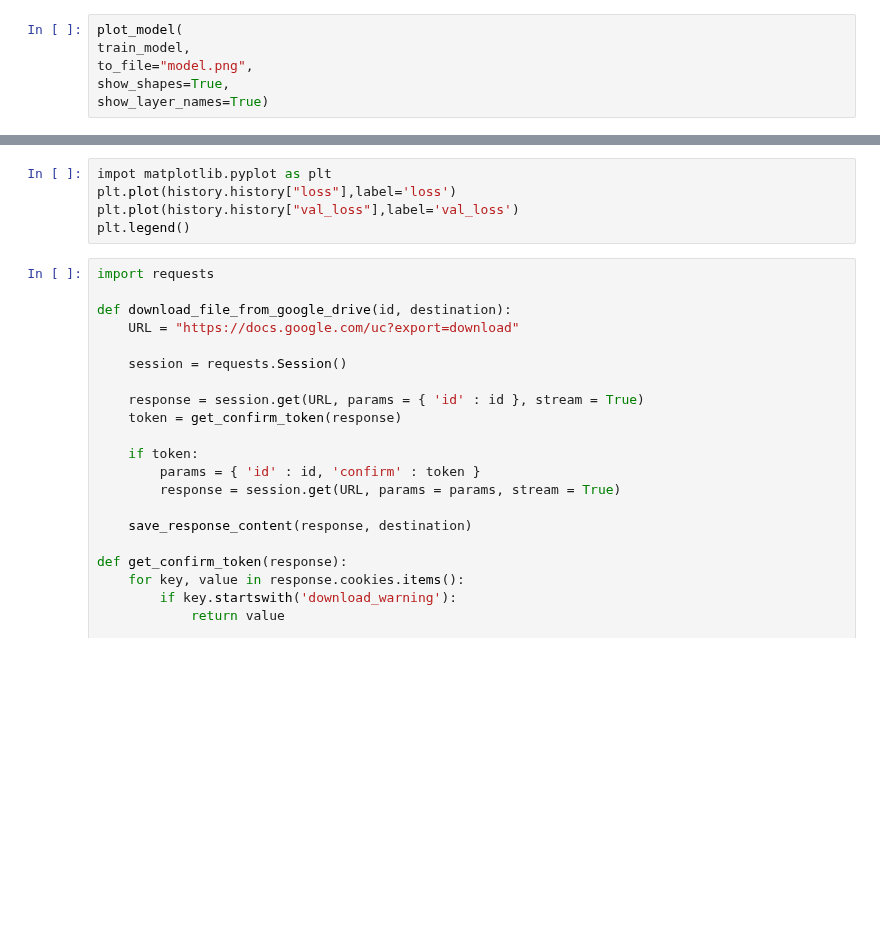
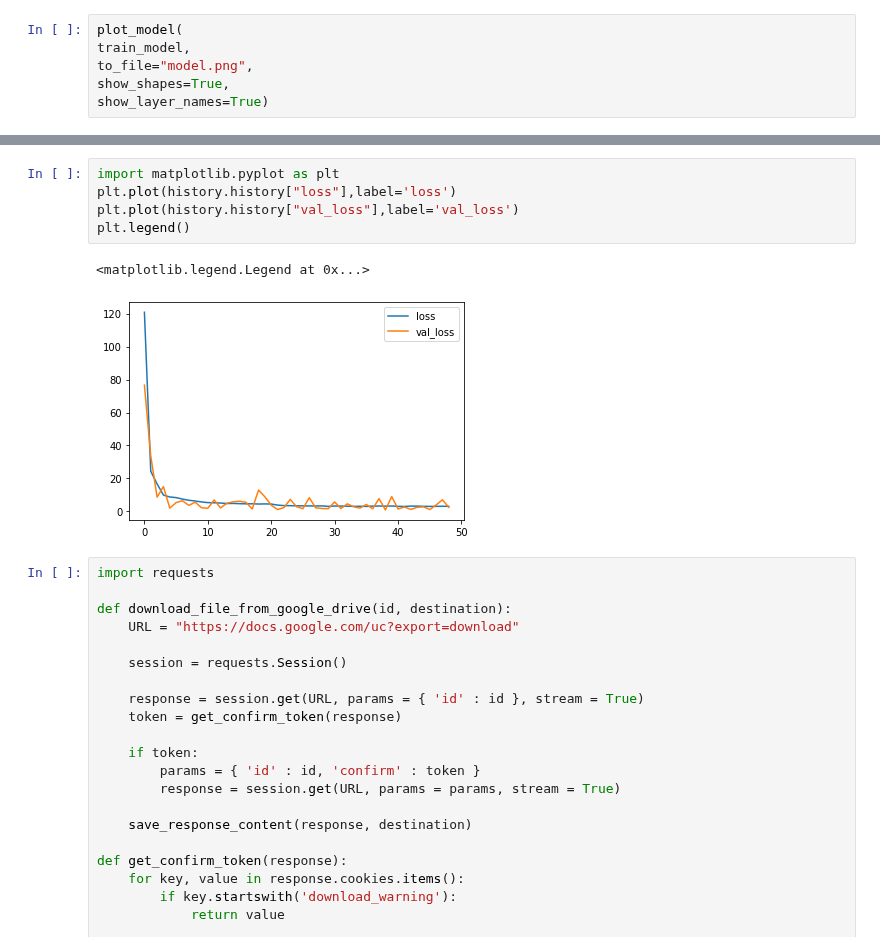
Before and after one commit to Yasmic/SpeedBump3AnchorBox, a Jupyter notebook: yolo_train_Speed_bumpYasmi_inline_trainning_3.ipynb, the cells around one changed output, grey strips where cells are left out. Drawn from its saved outputs; the diff is of its cells as text; blank space fills up the shorter version.

```diff
--- a/yolo_train_Speed_bumpYasmi_inline_trainning_3.ipynb
+++ b/yolo_train_Speed_bumpYasmi_inline_trainning_3.ipynb
@@ -415,8 +423,11 @@ resizing:  448 448
 # %%
-impot matplotlib.pyplot as plt
+import matplotlib.pyplot as plt
 plt.plot(history.history["loss"],label='loss')
 plt.plot(history.history["val_loss"],label='val_loss')
 plt.legend()
+# %% [output]
+<matplotlib.legend.Legend at 0x...>
+[figure, added]
 # %%
 import requests
 
```
Also changed, not shown: parts of 13 cells of this notebook.
